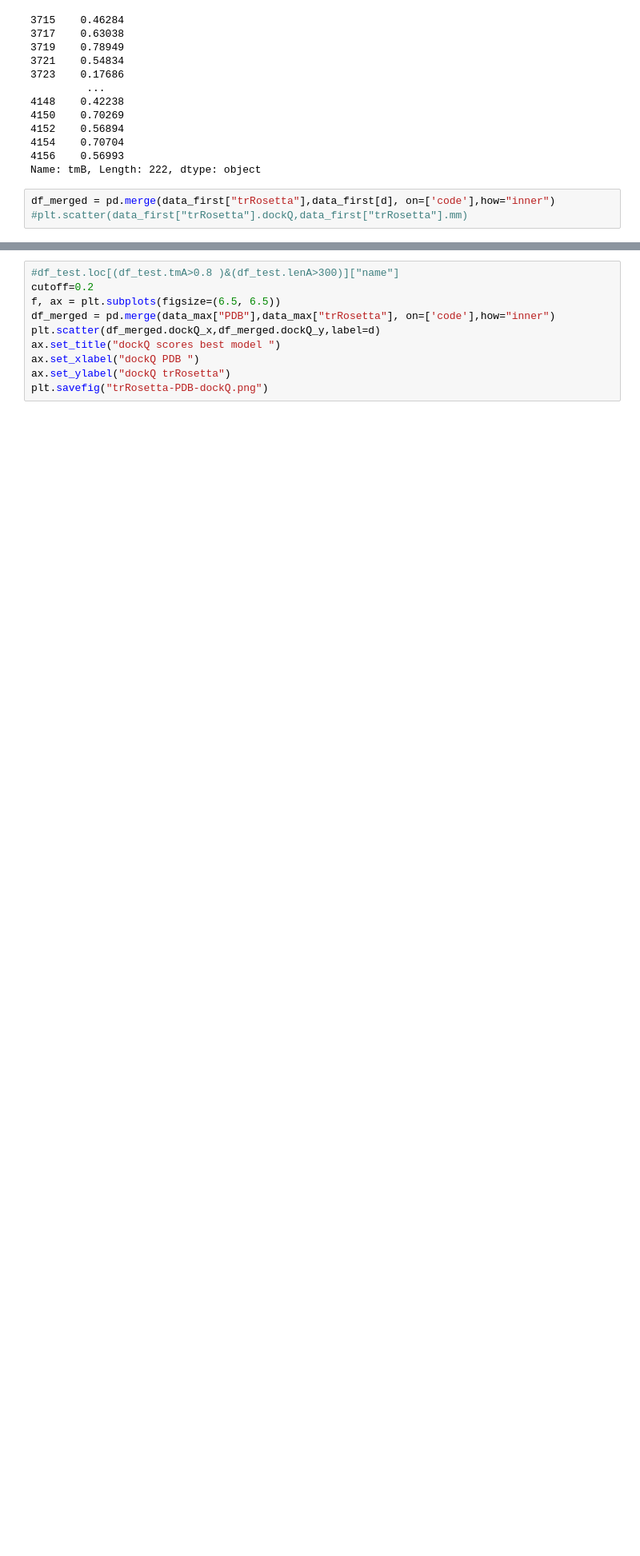
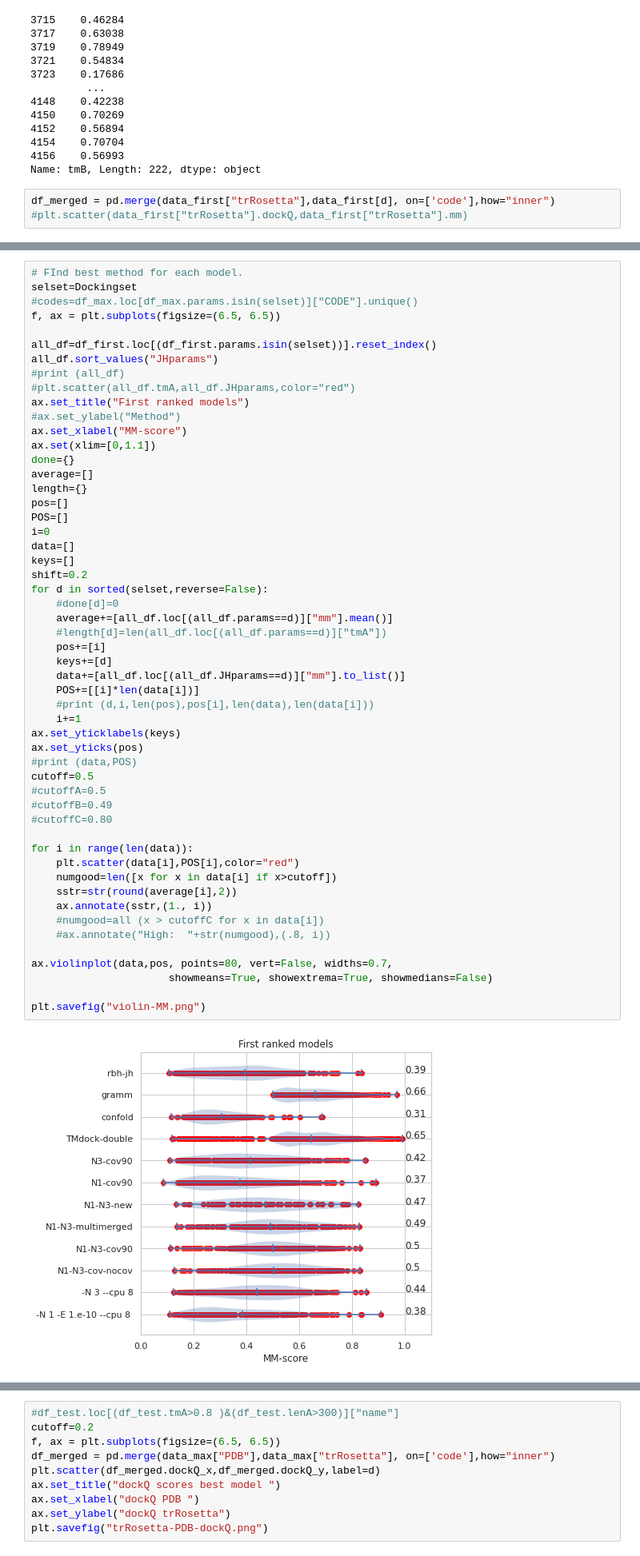
Before and after one commit to ElofssonLab/bioinfo-toolbox, a Jupyter notebook: trRosetta/csvplot-papers.ipynb, the cells around one changed output, grey strips where cells are left out. Shown at 80% size. Drawn from its saved outputs; the diff is of its cells as text; blank space fills up the shorter version.

```diff
--- a/trRosetta/csvplot-papers.ipynb
+++ b/trRosetta/csvplot-papers.ipynb
@@ -476,0 +465,55 @@ plt.savefig("TM-violin.png")
+# %%
+# FInd best method for each model.
+selset=Dockingset
+#codes=df_max.loc[df_max.params.isin(selset)]["CODE"].unique()
+f, ax = plt.subplots(figsize=(6.5, 6.5))
+
+all_df=df_first.loc[(df_first.params.isin(selset))].reset_index()
+all_df.sort_values("JHparams")
+#print (all_df)
+#plt.scatter(all_df.tmA,all_df.JHparams,color="red")
+ax.set_title("First ranked models")
+#ax.set_ylabel("Method")
+ax.set_xlabel("MM-score")
+ax.set(xlim=[0,1.1])
+done={}
+average=[]
+length={}
+pos=[]
+POS=[]
+i=0
+data=[]
+keys=[]
+shift=0.2
+for d in sorted(selset,reverse=False):
+    #done[d]=0
+    average+=[all_df.loc[(all_df.params==d)]["mm"].mean()]
+    #length[d]=len(all_df.loc[(all_df.params==d)]["tmA"])
+    pos+=[i]
+    keys+=[d]
+    data+=[all_df.loc[(all_df.JHparams==d)]["mm"].to_list()]
+    POS+=[[i]*len(data[i])]
+    #print (d,i,len(pos),pos[i],len(data),len(data[i]))
+    i+=1
+ax.set_yticklabels(keys)
+ax.set_yticks(pos)
+#print (data,POS)
+cutoff=0.5
+#cutoffA=0.5
+#cutoffB=0.49
+#cutoffC=0.80
+
+for i in range(len(data)):
+    plt.scatter(data[i],POS[i],color="red")
+    numgood=len([x for x in data[i] if x>cutoff])
+    sstr=str(round(average[i],2))
+    ax.annotate(sstr,(1., i))
+    #numgood=all (x > cutoffC for x in data[i])
+    #ax.annotate("High:  "+str(numgood),(.8, i))
+
+ax.violinplot(data,pos, points=80, vert=False, widths=0.7,
+                      showmeans=True, showextrema=True, showmedians=False)
+
+plt.savefig("violin-MM.png")
+# %% [output]
+[figure, added]
```
Also changed, not shown: parts of 129 cells of this notebook.
